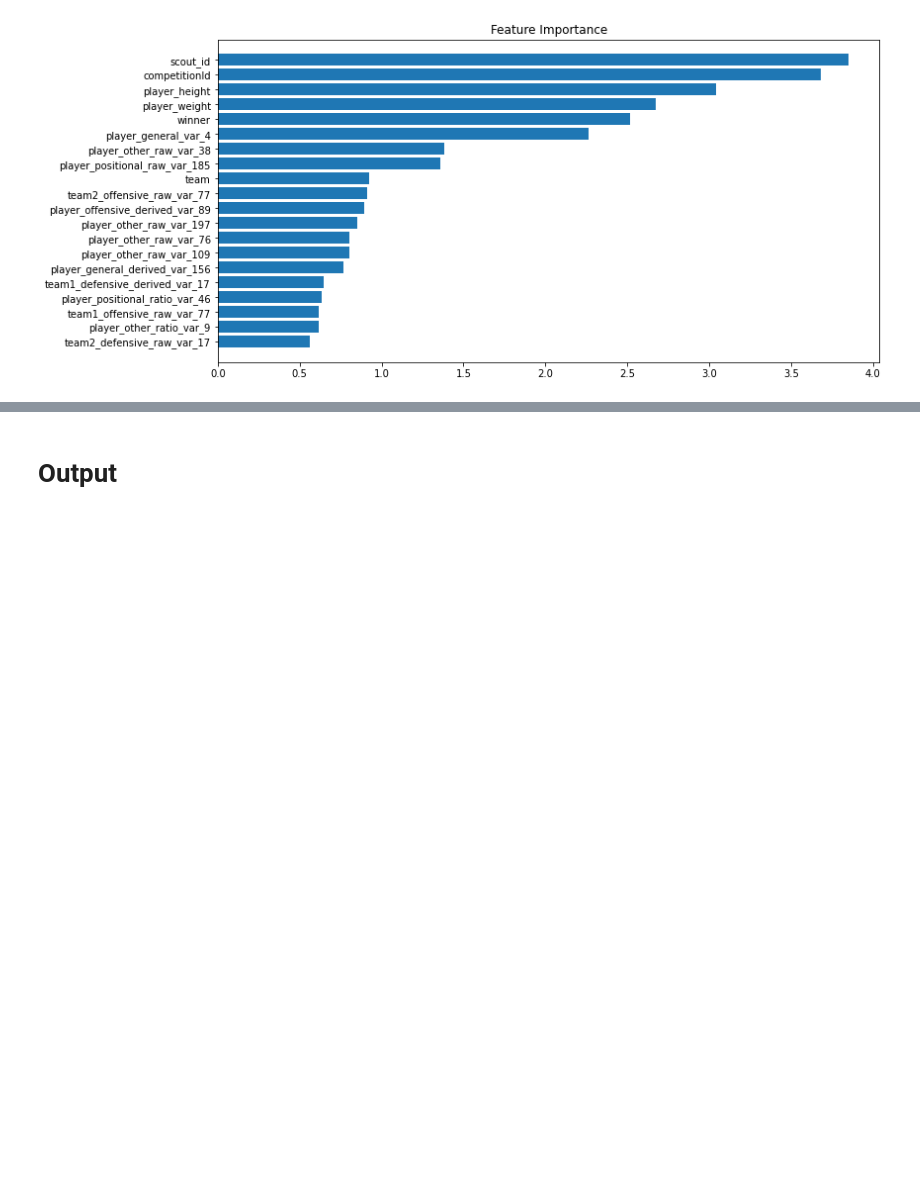
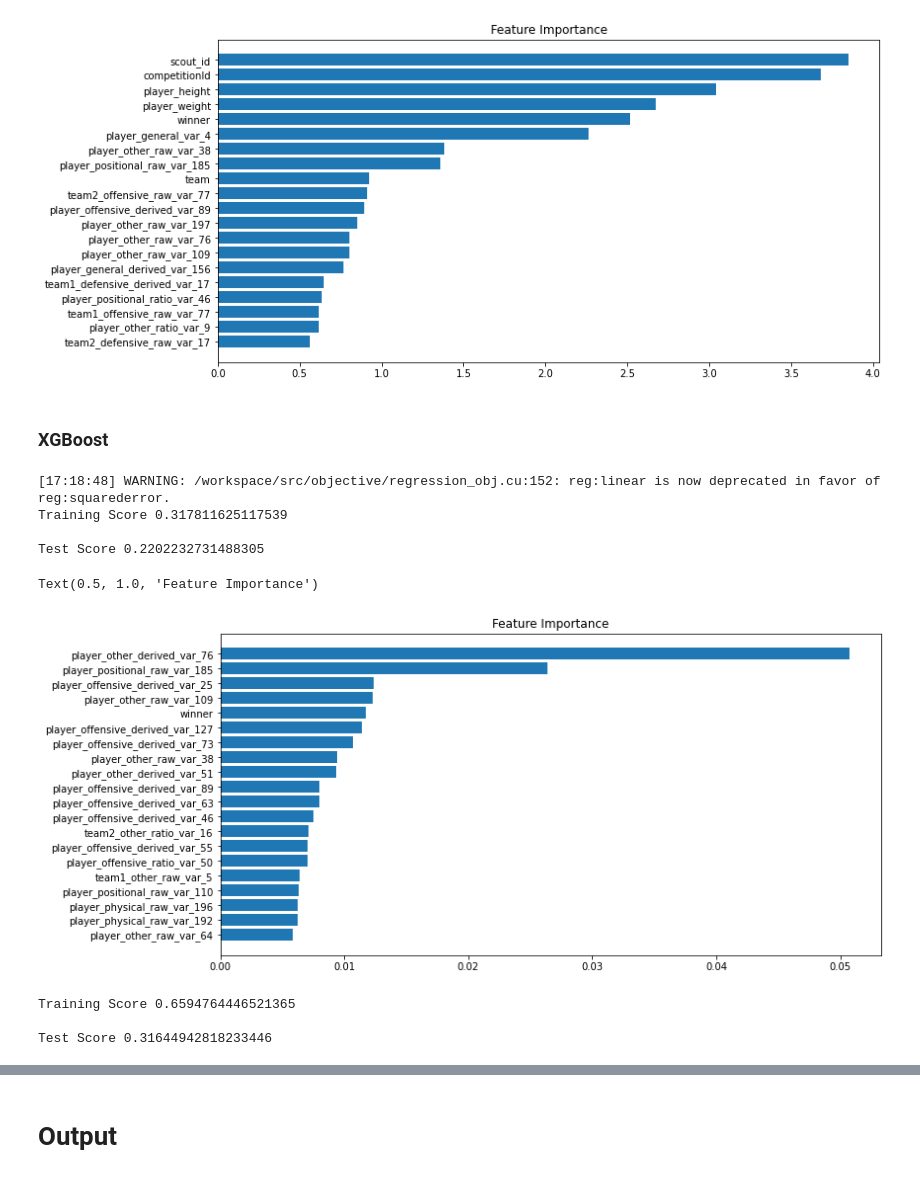
Before and after one commit to adityavsarkar19/Player-Performance-Prediction-, a Jupyter notebook: Performance_Rating_Prediction.ipynb, the cells around one changed output, grey strips where cells are left out. Cells and saved outputs as stored; diff of their text form; code cells hidden in the pictures; blank space fills up the shorter version.

```diff
--- a/Performance_Rating_Prediction.ipynb
+++ b/Performance_Rating_Prediction.ipynb
@@ -386,3 +386,51 @@ plt.title('Feature Importance')
 # %% [output]
 Text(0.5, 1.0, 'Feature Importance')
 [figure]
+# %% [markdown]
+### XGBoost
+# %%
+from xgboost import XGBRegressor
+from sklearn.metrics import r2_score
+
+xgb = XGBRegressor(n_estimators = 150)
+xgb.fit(x_train,y_train)
+
+preds_valid = xgb.predict(x_test)
+
+print('Training Score',r2_score(y_train,xgb.predict(x_train)))
+print()
+print('Test Score',r2_score(y_test,xgb.predict(x_test)))
+feature_importance = xgb.feature_importances_
+sorted_idx = np.argsort(feature_importance)[-20:]
+# %% [output]
+[17:18:48] WARNING: /workspace/src/objective/regression_obj.cu:152: reg:linear is now deprecated in favor of reg:squarederror.
+Training Score 0.317811625117539
+
+Test Score 0.2202232731488305
+# %%
+import matplotlib.pyplot as plt
+fig = plt.figure(figsize=(12, 6))
+plt.barh(range(len(sorted_idx)), feature_importance[sorted_idx], align='center')
+plt.yticks(range(len(sorted_idx)), np.array(x_test.columns)[sorted_idx])
+plt.title('Feature Importance')
+# %% [output]
+Text(0.5, 1.0, 'Feature Importance')
+[figure, added]
+# %%
+import lightgbm as lgb
+from sklearn.metrics import r2_score
+
+lgbr = lgb.LGBMRegressor(n_estimators = 150)
+lgbr.fit(x_train,y_train)
+
+preds_valid = lgbr.predict(x_test)
+
+print('Training Score',r2_score(y_train,lgbr.predict(x_train)))
+print()
+print('Test Score',r2_score(y_test,lgbr.predict(x_test)))
+feature_importance = lgbr.feature_importances_
+sorted_idx = np.argsort(feature_importance)[-20:]
+# %% [output]
+Training Score 0.6594764446521365
+
+Test Score 0.31644942818233446
```
Also changed, not shown: parts of 1 cell of this notebook.
